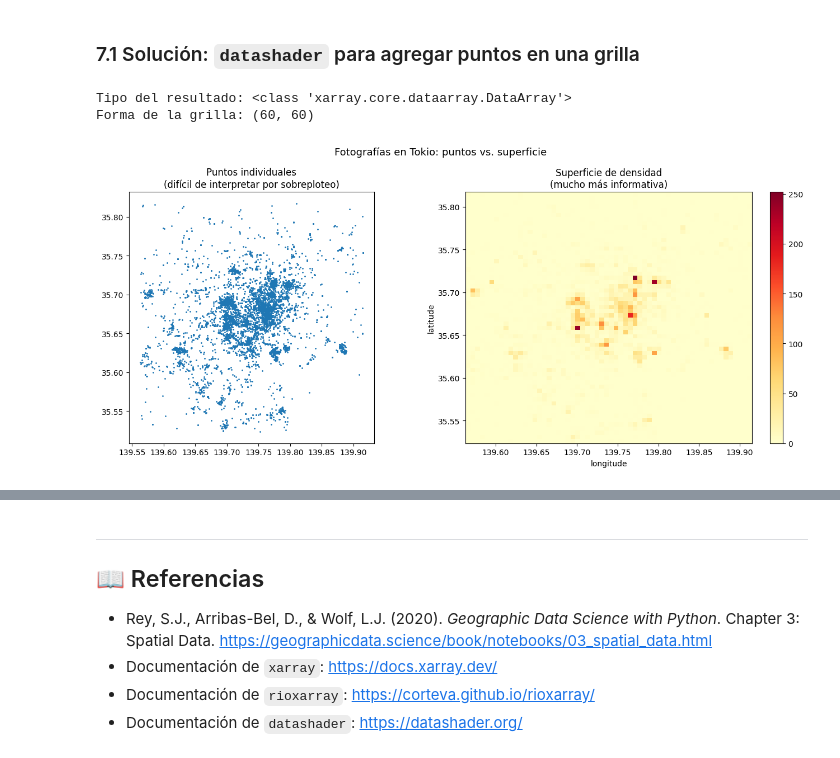
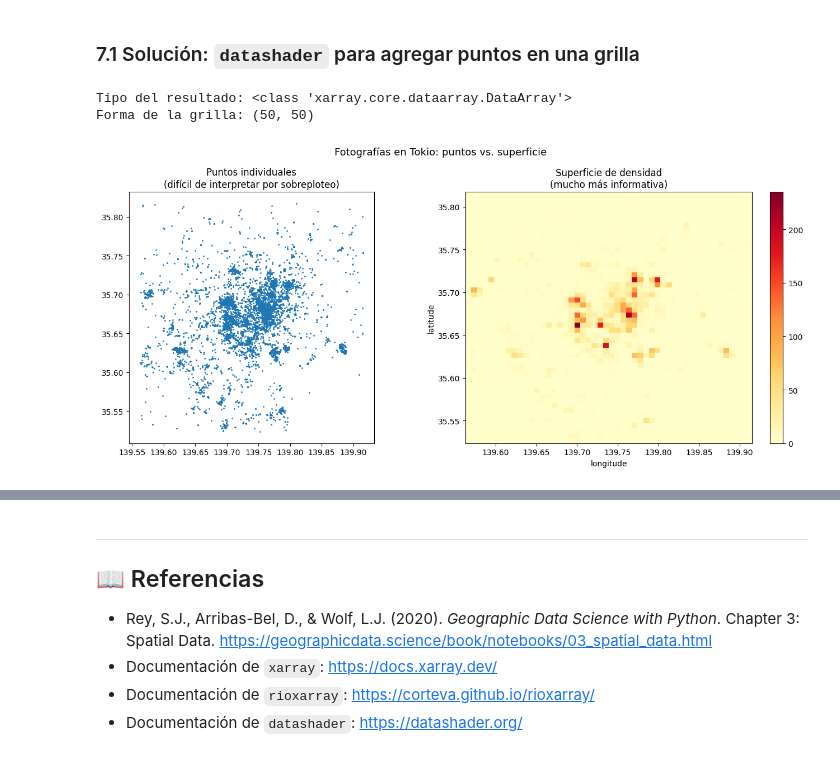
Before and after one commit to daniopitz/geodata, a Jupyter notebook: 01_datos_espaciales.ipynb, the cells around one changed output, grey strips where cells are left out. Drawn from its saved outputs; the diff is of its cells as text; code cells hidden in the pictures.

```diff
--- a/01_datos_espaciales.ipynb
+++ b/01_datos_espaciales.ipynb
@@ -638,0 +638,11 @@ Total de fotografías: 10,000
+# %%
+
+# Leer el archivo CSV con las fotos de Tokio
+df = pd.read_csv("datos/external/tokyo/tokyo_clean.csv")
+
+# Crear puntos geográficos a partir de las columnas de longitud y latitud
+df["geometry"] = gpd.points_from_xy(df["longitude"], df["latitude"])
+
+# Convertir el DataFrame normal en un GeoDataFrame (con soporte para mapas)
+gdf = gpd.GeoDataFrame(df, crs="EPSG:4326")
+gdf
@@ -647,30 +671,30 @@ plt.show()
 ### 7.1 Solución: `datashader` para agregar puntos en una grilla
 # %%
 # Paso 1: Definir la grilla (canvas) donde agregaremos los puntos
-cvs = datashader.Canvas(plot_width=60, plot_height=60)
+cvs = datashader.Canvas(plot_width=50, plot_height=50)
 
 # Paso 2: Transferir los puntos a la grilla
-grilla = cvs.points(gt_puntos, x="longitude", y="latitude")
+grilla = cvs.points(gdf, x="longitude", y="latitude")
 
 print("Tipo del resultado:", type(grilla))
 print("Forma de la grilla:", grilla.shape)
 # %% [output]
 Tipo del resultado: <class 'xarray.core.dataarray.DataArray'>
-Forma de la grilla: (60, 60)
+Forma de la grilla: (50, 50)
 # %%
 # Comparar visualización: puntos vs superficie
 f, axs = plt.subplots(1, 2, figsize=(14, 6))
 
 # Panel izquierdo: puntos individuales (sobreploteo)
-gt_puntos.plot(ax=axs[0], markersize=1)
+gdf.plot(ax=axs[0], markersize=1)
 axs[0].set_title("Puntos individuales\n(difícil de interpretar por sobreploteo)")
 
 # Panel derecho: superficie agregada
 grilla.plot(ax=axs[1], cmap="YlOrRd")
 axs[1].set_title("Superficie de densidad\n(mucho más informativa)")
 
 plt.suptitle("Fotografías en Tokio: puntos vs. superficie", fontsize=13)
 plt.tight_layout()
 plt.show()
 # %% [output]
-[figure, old version]
+[figure, new version]
```
Also changed, not shown: parts of 11 cells of this notebook.
